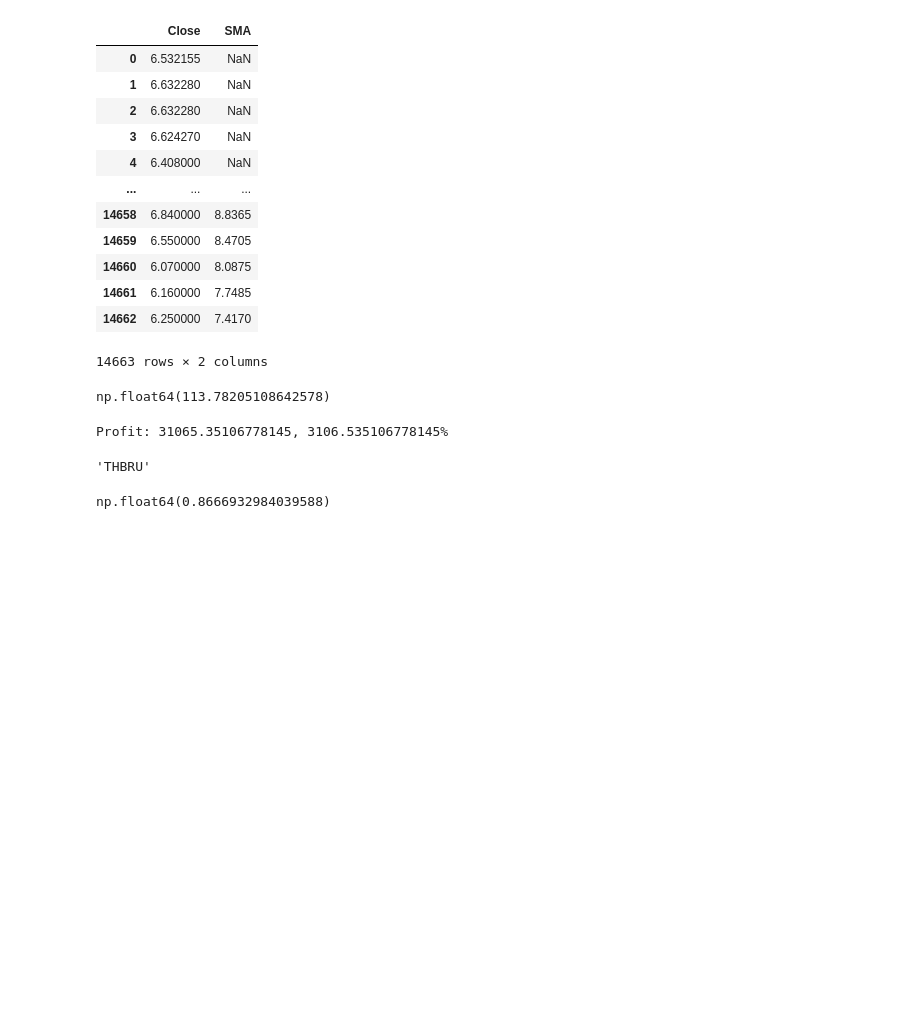
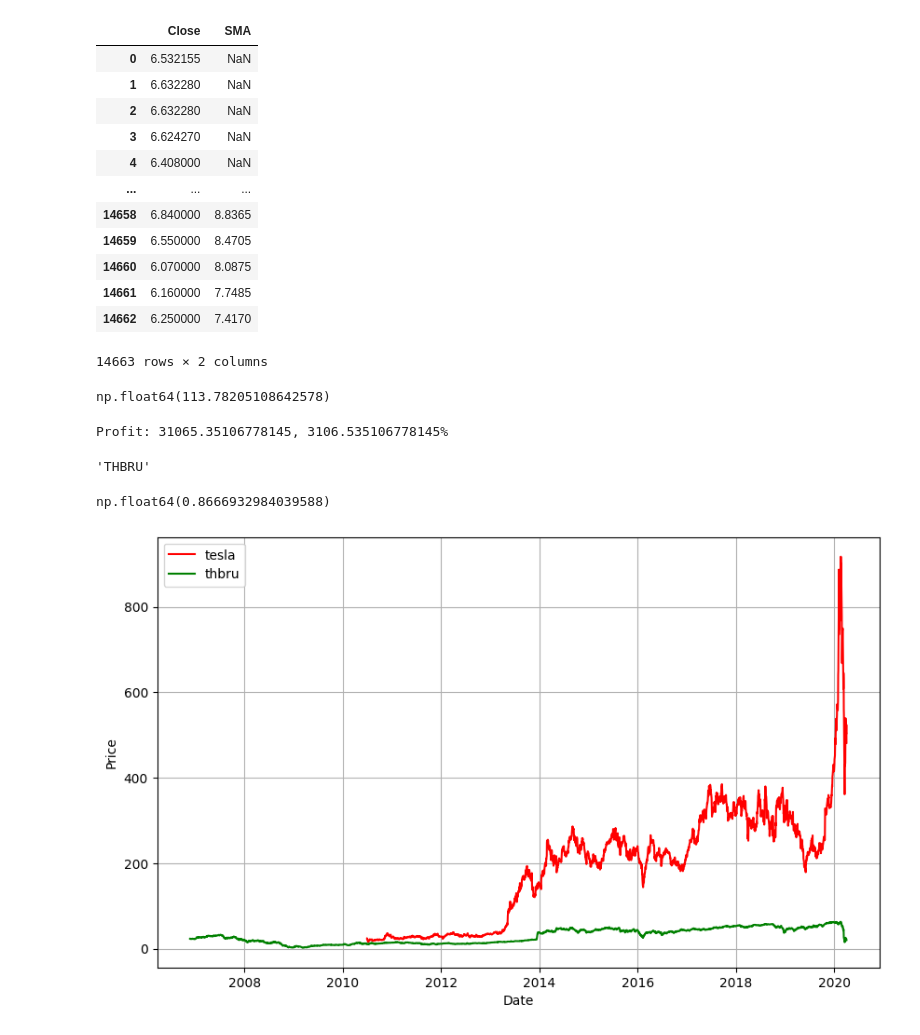
Before and after one commit to ashliujjainkar/Stock_market_analysis, a Jupyter notebook: stock_market.ipynb, the cells around one changed output. Drawn from its saved outputs; the diff is of its cells as text; code cells hidden in the pictures; blank space fills up the shorter version.

Commit message:
stock market analysis unorganised

```diff
--- a/stock_market.ipynb
+++ b/stock_market.ipynb
@@ -33,8 +19,14 @@ class Stock:
         file_path = os.path.join(directory,f"{self.symbol}.csv")
         if os.path.exists(file_path):
             self.data = pd.read_csv(file_path)
+            self.data['Date'] = pd.to_datetime(self.data['Date'])
+            self.data = self.data.set_index(self.data['Date'])
+            self.data = self.data.sort_index()
         else:
             raise FileNotFoundError(f"CSV file for symbol {self.symbol} not found in directory")
+
+    def trim_by_date(self, start_date,end_date):
+        self.data = self.data[start_date:end_date]
 
     def get_stock_data_by_date(self,date):
         if self.data is not None:
@@ -225,3 +237,26 @@ max_corr_stock
 max_corr
 # %% [output]
 np.float64(0.8666932984039588)
+# %%
+tesla = Stock(symbol="TSLA")
+thbru = Stock(symbol="THBRU")
+tesla.load_data(directory)
+thbru_data = thbru.load_data(directory)
+# %%
+def plot_graph():
+    tesla = Stock(symbol="TSLA")
+    thbru = Stock(symbol="AER")
+    tesla.load_data(directory)
+    thbru.load_data(directory)
+    plt.figure(figsize=(10,6))
+    plt.plot(tesla.data['Date'], tesla.data['Close'], label='tesla', color='red')
+    plt.plot(thbru.data['Date'], thbru.data['Close'], label='thbru', color='green')
+    plt.xlabel('Date')
+    plt.ylabel('Price')
+    plt.legend()
+    plt.grid(True)
+    plt.show()
+# %%
+plot_graph()
+# %% [output]
+[figure, added]
```
Also changed, not shown: parts of 26 cells of this notebook.
